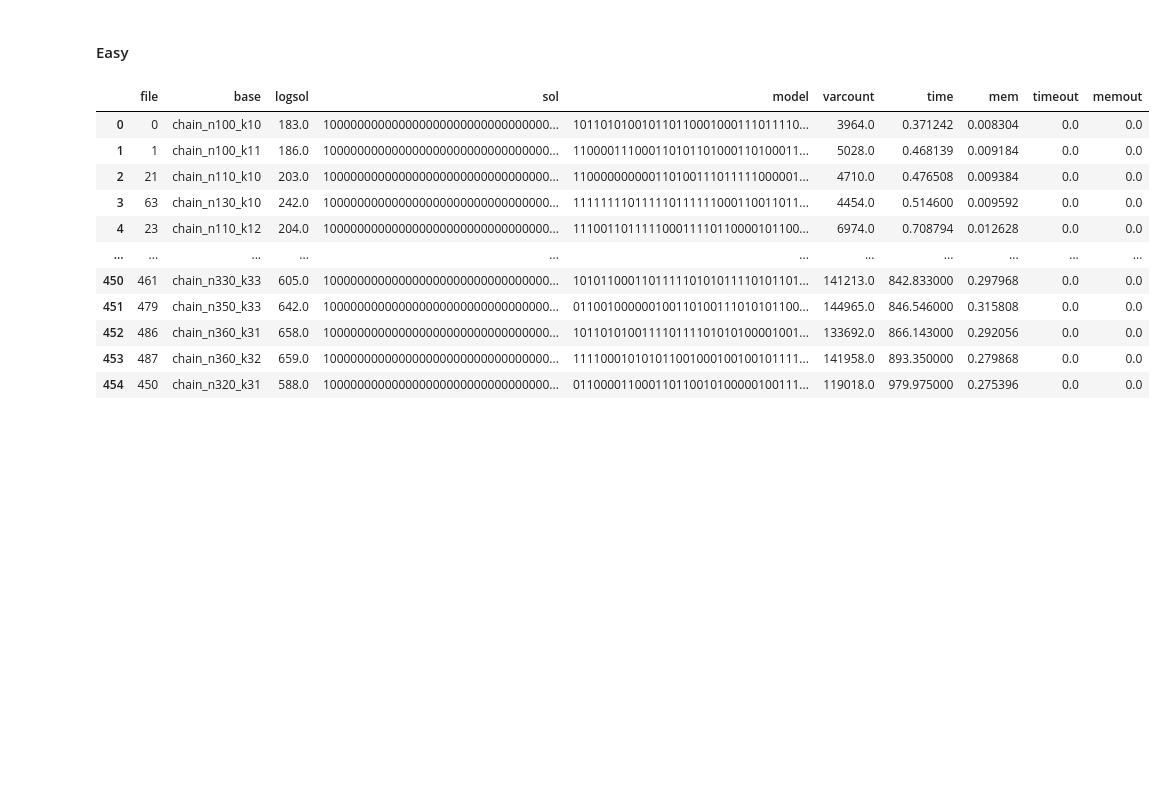
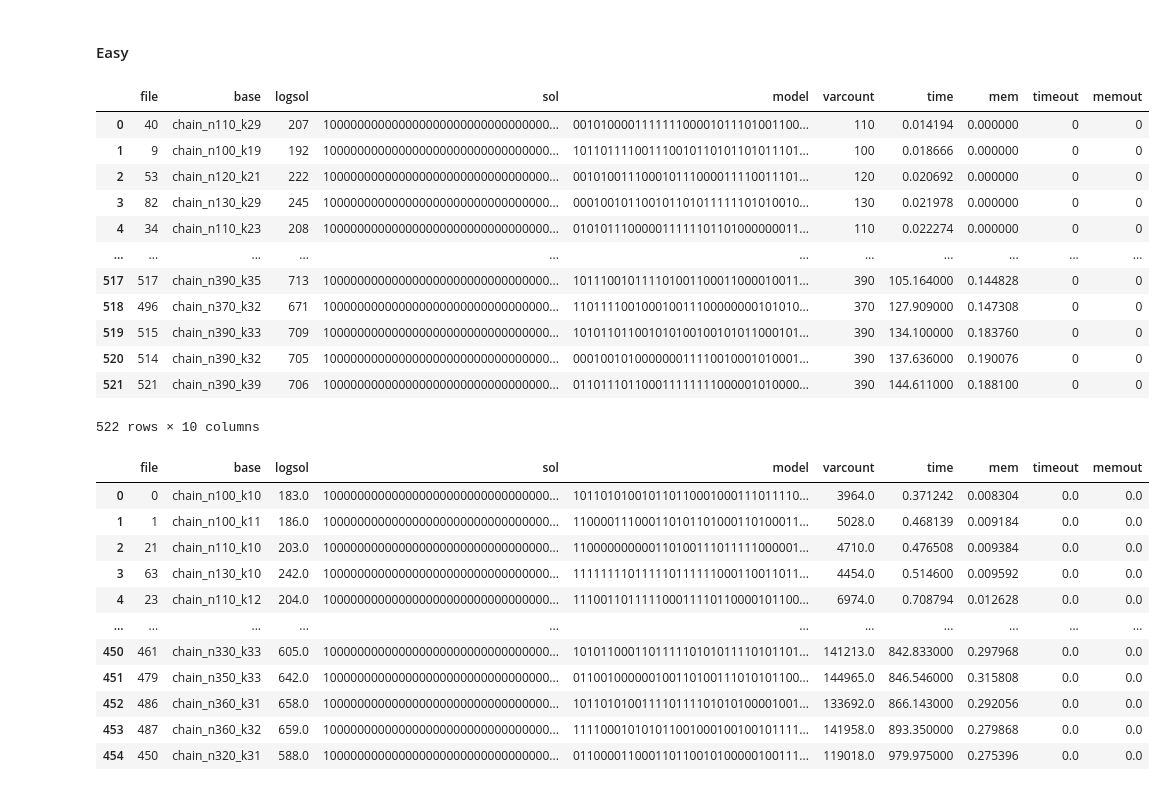
Before and after one commit to vuphan314/DPO, a Jupyter notebook: eval/dpo.ipynb, the cells around one changed output. Cells and saved outputs as stored; diff of their text form; code cells hidden in the pictures; blank space fills up the shorter version.

```diff
--- a/eval/dpo.ipynb
+++ b/eval/dpo.ipynb
@@ -171,0 +209,13 @@ SLURM_MEM = 28
+# %%
+CHAIN0_GM_INST = GaussExp(
+    suffix=GM,
+    benchmarksPath='benchmarks/xwcnf/chain/easy',
+    dataPath='data/chain/easy/gauss',
+    memCap=RUNNER_MEM,
+    slurmMemCap=SLURM_MEM,
+    timeCap=RUNNER_TIME,
+    slurmTimeCap=SLURM_TIME,
+).getInst()
+# CHAIN0_GM_INST.runExp()
+# CHAIN0_GM_INST._gather()
+CHAIN0_GM_INST.checkData()
@@ -383,6 +446,27 @@ pd.set_option('display.max_rows', 30)
 ### Chain benchmarks
 # %% [markdown]
 #### Easy
+# %%
+q = 'select file, base, logsol, sol, model, varcount, time, mem, timeout, memout from data '
+q += 'where model is not null '
+q += 'and timeout = 0 '
+q += 'order by time'
+
+CHAIN0_GM_INST.query(q)
+# %% [output]
+|  | file | base | logsol | sol | model | varcount | time | mem | timeout | memout |
+| 0 | 40 | chain_n110_k29 | 207 | 100000000000000000000000000000000... | 001010000111111100001011101001100... | 110 | 0.014194 | 0.000000 | 0 | 0 |
+| 1 | 9 | chain_n100_k19 | 192 | 100000000000000000000000000000000... | 101101111001110010110101101011101... | 100 | 0.018666 | 0.000000 | 0 | 0 |
+| 2 | 53 | chain_n120_k21 | 222 | 100000000000000000000000000000000... | 001010011100010111000011110011101... | 120 | 0.020692 | 0.000000 | 0 | 0 |
+| 3 | 82 | chain_n130_k29 | 245 | 100000000000000000000000000000000... | 000100101100101101011111101010010... | 130 | 0.021978 | 0.000000 | 0 | 0 |
+| 4 | 34 | chain_n110_k23 | 208 | 100000000000000000000000000000000... | 010101110000011111101101000000011... | 110 | 0.022274 | 0.000000 | 0 | 0 |
+| ... | ... | ... | ... | ... | ... | ... | ... | ... | ... | ... |
+| 517 | 517 | chain_n390_k35 | 713 | 100000000000000000000000000000000... | 101110010111101001100011000010011... | 390 | 105.164000 | 0.144828 | 0 | 0 |
+| 518 | 496 | chain_n370_k32 | 671 | 100000000000000000000000000000000... | 110111100100010011100000000101010... | 370 | 127.909000 | 0.147308 | 0 | 0 |
+| 519 | 515 | chain_n390_k33 | 709 | 100000000000000000000000000000000... | 101011011001010100100101011000101... | 390 | 134.100000 | 0.183760 | 0 | 0 |
+| 520 | 514 | chain_n390_k32 | 705 | 100000000000000000000000000000000... | 000100101000000011110010001010001... | 390 | 137.636000 | 0.190076 | 0 | 0 |
+| 521 | 521 | chain_n390_k39 | 706 | 100000000000000000000000000000000... | 011011101100011111111000001010000... | 390 | 144.611000 | 0.188100 | 0 | 0 |
+522 rows × 10 columns
 # %%
 q = 'select file, base, logsol, sol, model, varcount, time, mem, timeout, memout from data '
 q += 'where model is not null '
```
Also changed, not shown: parts of 25 cells of this notebook, 5 other files.
